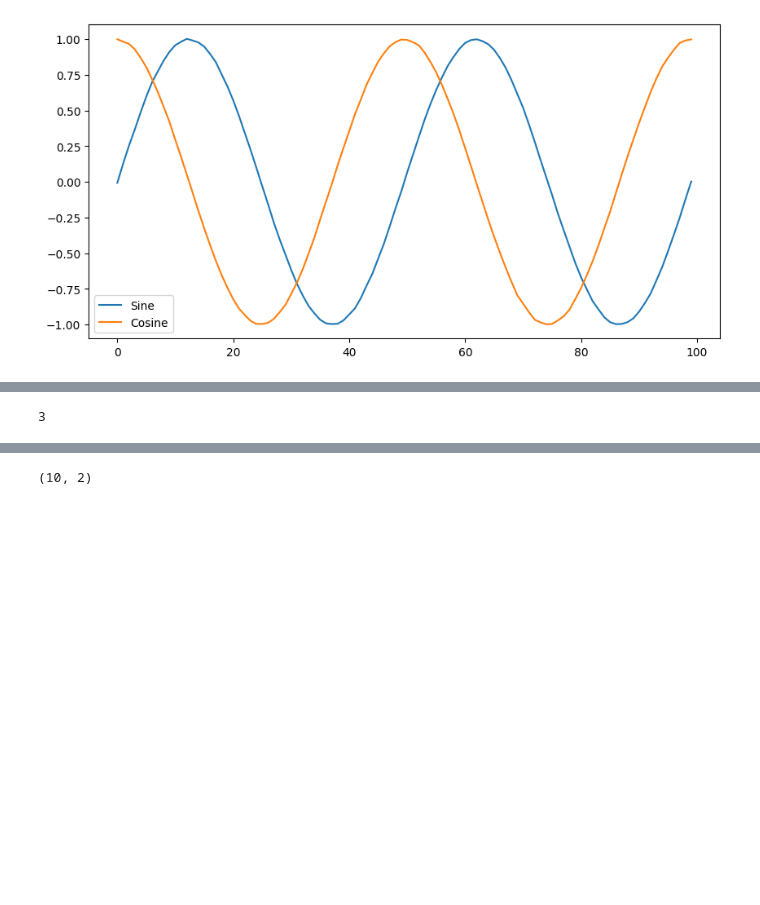
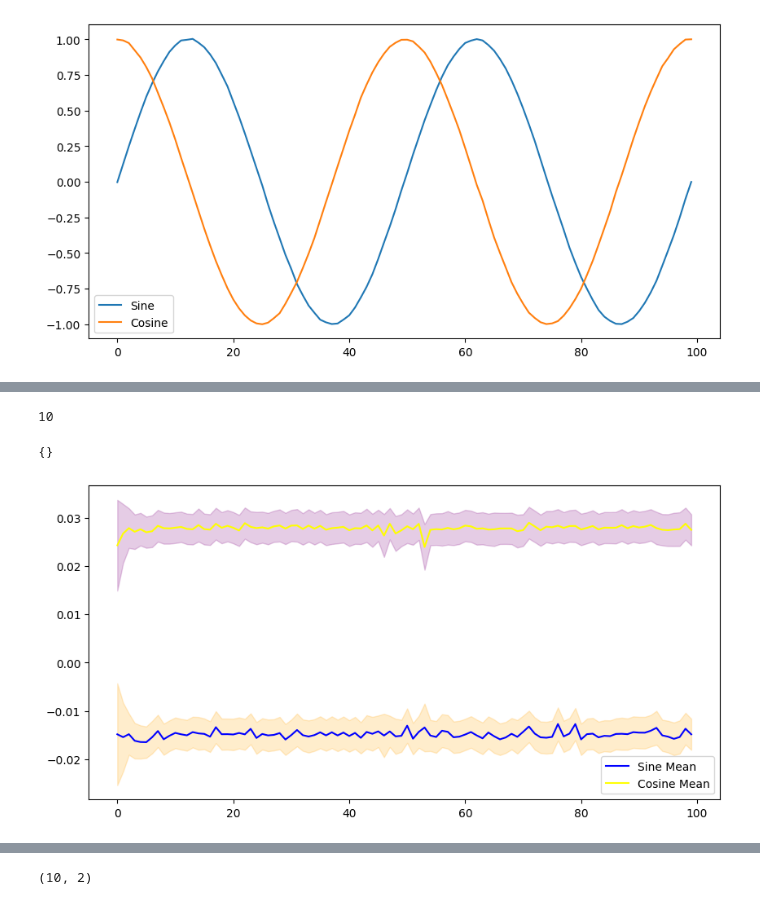
Before and after one commit to allshaks/eeg_llm, a Jupyter notebook: train_gpt_from_scratch.ipynb, the cells around one changed output, grey strips where cells are left out. Saved outputs shown, nothing was run; the diff lists cells and outputs as text; code cells hidden in the pictures; blank space fills up the shorter version.

Commit message:
implemented plot for timepoints

```diff
--- a/train_gpt_from_scratch.ipynb
+++ b/train_gpt_from_scratch.ipynb
@@ -94,7 +94,7 @@ optim = Adam(model.parameters(), lr=1e-3)
 # store the params
 params_lst = []
 # Define the number of epochs
-num_epochs = 3
+num_epochs = 100
 
 # iterate over all epochs
 for epoch in range(num_epochs):
@@ -148,25 +162,72 @@ Epoch 3/3, Loss: -1.6983
 # %%
-len(params_lst)
+len(params_lst[0][0][0][0])
 # %% [output]
-3
+10
 # %%
-epoch_dict = {}
+epoch_dict = np.full((len(params_lst),len(params_lst[0][0][0][0])), {})
+num_batches = len(params_lst[0])
+
+print(epoch_dict[0,0])
+
 for i, epoch in enumerate(params_lst):
-    prediciton_dict = {}
-    epoch_dict[i] = prediciton_dict
+    #prediction_dict = np.full(len(params_lst[0][0][0][0]))
 
     for batch in epoch:
         mean = batch[0]
         std_dev = batch[1]
-        params_dict = {}
+
         for j in range(mean.size(1)):
-            prediciton_dict[j] = params_dict
+            params_dict = {
+                "mu_sine": 0,
+                "sigma_sine": 0,
+                "mu_cosine": 0,
+                "sigma_cosine": 0
+            }
 
-            mu_sine = mean[:,j, 0].detach().numpy()
-            sigma_sine = std_dev[:,j, 0].detach().numpy()
-            mu_cosine = mean[:,j, 1].detach().numpy()
-            sigma_cosine = std_dev[:,j, 1].detach().numpy()
-            params_dict["mu_sine"] = np.mean(mu_sine)
-            params_dict["sigma_sine"] = np.mean(sigma_sine)
-            params_dict["mu_cosine"] = np.mean(mu_sine)
-            params_dict["sigma_cosine"] = np.mean(sigma_cosine)
+            mu_sine = mean[:, j, 0].detach().numpy()
+            sigma_sine = std_dev[:, j, 0].detach().numpy()
+            mu_cosine = mean[:, j, 1].detach().numpy()
+            sigma_cosine = std_dev[:, j, 1].detach().numpy()
+
+            params_dict["mu_sine"] += np.mean(mu_sine)
+            params_dict["sigma_sine"] += np.mean(sigma_sine)
+            params_dict["mu_cosine"] += np.mean(mu_cosine)
+            params_dict["sigma_cosine"] += np.mean(sigma_cosine)
+
+            epoch_dict[i,j] = params_dict
+
+    for j in range(len(epoch_dict[i])):
+        epoch_dict[i,j]["mu_sine"] /= num_batches
+        epoch_dict[i,j]["sigma_sine"] /= num_batches
+        epoch_dict[i,j]["mu_cosine"] /= num_batches
+        epoch_dict[i,j]["sigma_cosine"] /= num_batches
+# %% [output]
+{}
+# %%
+time_point = 5
+x = [i for i in range(num_epochs)]
+sine_mu_across_epochs = [epoch_dict[i][time_point]["mu_sine"] for i in range(num_epochs)]
+sine_sigma_across_epochs = [epoch_dict[i][time_point]["sigma_sine"] for i in range(num_epochs)]
+cosine_mu_across_epochs = [epoch_dict[i][time_point]["mu_cosine"] for i in range(num_epochs)]
+cosine_sigma_across_epochs = [epoch_dict[i][time_point]["sigma_cosine"] for i in range(num_epochs)]
+# %%
+plt.figure(figsize=(10, 5))
+plt.plot(x, sine_mu_across_epochs, label="Sine Mean", color='blue')
+plt.plot(x, cosine_mu_across_epochs, label="Cosine Mean", color="yellow")
+
+plt.fill_between(x,
+                 [m - s for m, s in zip(sine_mu_across_epochs, sine_sigma_across_epochs)],
+                 [m + s for m, s in zip(sine_mu_across_epochs, sine_sigma_across_epochs)],
+                color='orange',
+                alpha=0.2,
+)
+plt.fill_between(x,
+                 [m - s for m, s in zip(cosine_mu_across_epochs, cosine_sigma_across_epochs)],
+                 [m + s for m, s in zip(cosine_mu_across_epochs, cosine_sigma_across_epochs)],
+                color='purple',
+                alpha=0.2,
+)
+plt.legend()
+plt.show()
+# %% [output]
+[figure, added]
```
Also changed, not shown: parts of 5 cells of this notebook.
